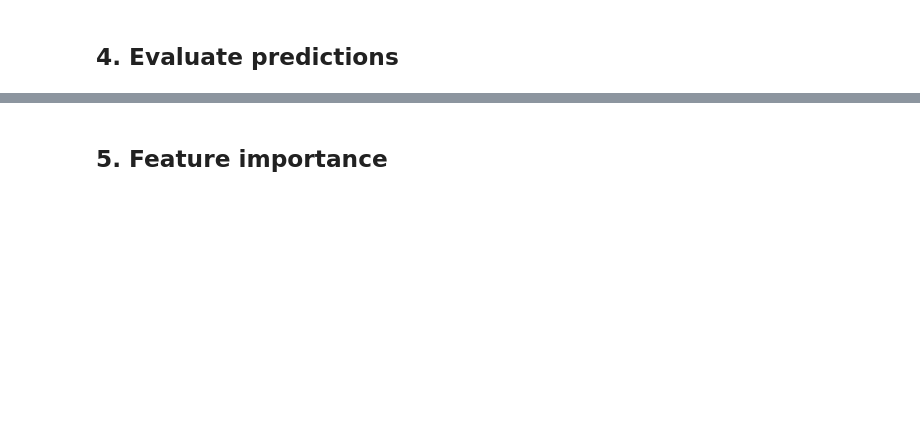
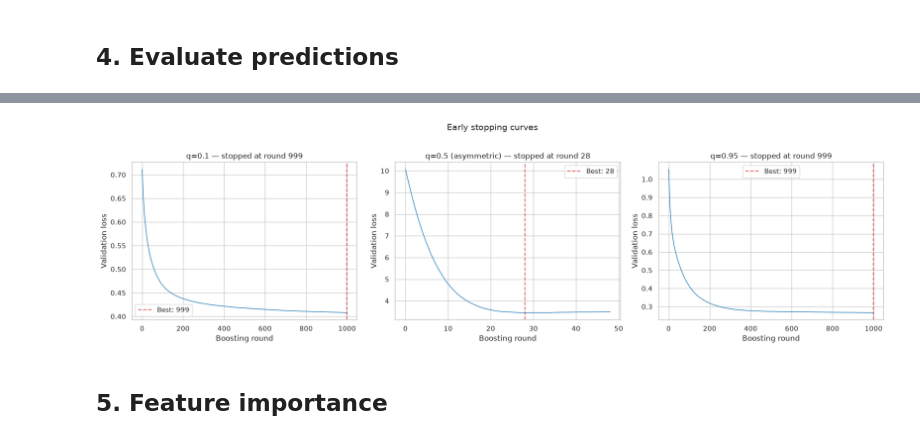
Before and after one commit to aroaxinping/cloud-cost-predictor, a Jupyter notebook: notebooks/03_predictive_model.ipynb, the cells around one changed output, grey strips where cells are left out. Saved outputs shown, nothing was run; the diff lists cells and outputs as text; code cells hidden in the pictures; blank space fills up the shorter version.

```diff
--- a/notebooks/03_predictive_model.ipynb
+++ b/notebooks/03_predictive_model.ipynb
@@ -123,16 +308,17 @@ Training q=0.9...
 # %% [markdown]
 ## 4. Evaluate predictions
 # %%
-preds = {q: models[q].predict(X) for q in quantiles}
+preds_test = {q: models[q].predict(X_test) for q in quantiles}
 
 fig, axes = plt.subplots(1, 3, figsize=(18, 5))
 
 for ax, q in zip(axes, quantiles):
-    ax.scatter(y_mean, preds[q], alpha=0.05, s=3)
+    label = f"q={q}" if q != 0.50 else f"q={q} (asymmetric)"
+    ax.scatter(y_test, preds_test[q], alpha=0.05, s=3)
     ax.plot([0, 100], [0, 100], "r--", alpha=0.5)
     ax.set_xlabel("Actual mean CPU (%)")
-    ax.set_ylabel(f"Predicted q={q}")
-    ax.set_title(f"Quantile {q} — MAE: {mean_absolute_error(y_mean, preds[q]):.2f}%")
+    ax.set_ylabel(f"Predicted {label}")
+    ax.set_title(f"{label}  -  Test MAE: {mean_absolute_error(y_test, preds_test[q]):.2f}%")
     ax.set_xlim(0, 50)
     ax.set_ylim(0, 50)
 
@@ -149,3 +343,25 @@ print(f"80% prediction interval coverage: {coverage*100:.1f}%")
+# %%
+fig, axes = plt.subplots(1, 3, figsize=(18, 5))
+
+for ax, q in zip(axes, quantiles):
+    results = models[q].evals_result()
+    metric_key = list(results["validation_0"].keys())[0]
+    val_loss = results["validation_0"][metric_key]
+    label = f"q={q}" if q != 0.50 else f"q={q} (asymmetric)"
+    ax.plot(val_loss, color="#1f77b4", linewidth=1)
+    best = models[q].best_iteration
+    ax.axvline(best, color="#d62728", linestyle="--", alpha=0.7, label=f"Best: {best}")
+    ax.set_xlabel("Boosting round")
+    ax.set_ylabel("Validation loss")
+    ax.set_title(f"{label}  -  stopped at round {best}")
+    ax.legend()
+
+plt.suptitle("Early stopping curves", fontsize=14, y=1.02)
+plt.tight_layout()
+plt.savefig("../reports/figures/early_stopping_curves.png", dpi=150, bbox_inches="tight")
+plt.show()
+# %% [output]
+[figure, added]
 # %% [markdown]
 ## 5. Feature importance
 # %%
```
Also changed, not shown: parts of 19 cells of this notebook, 24 other files.
